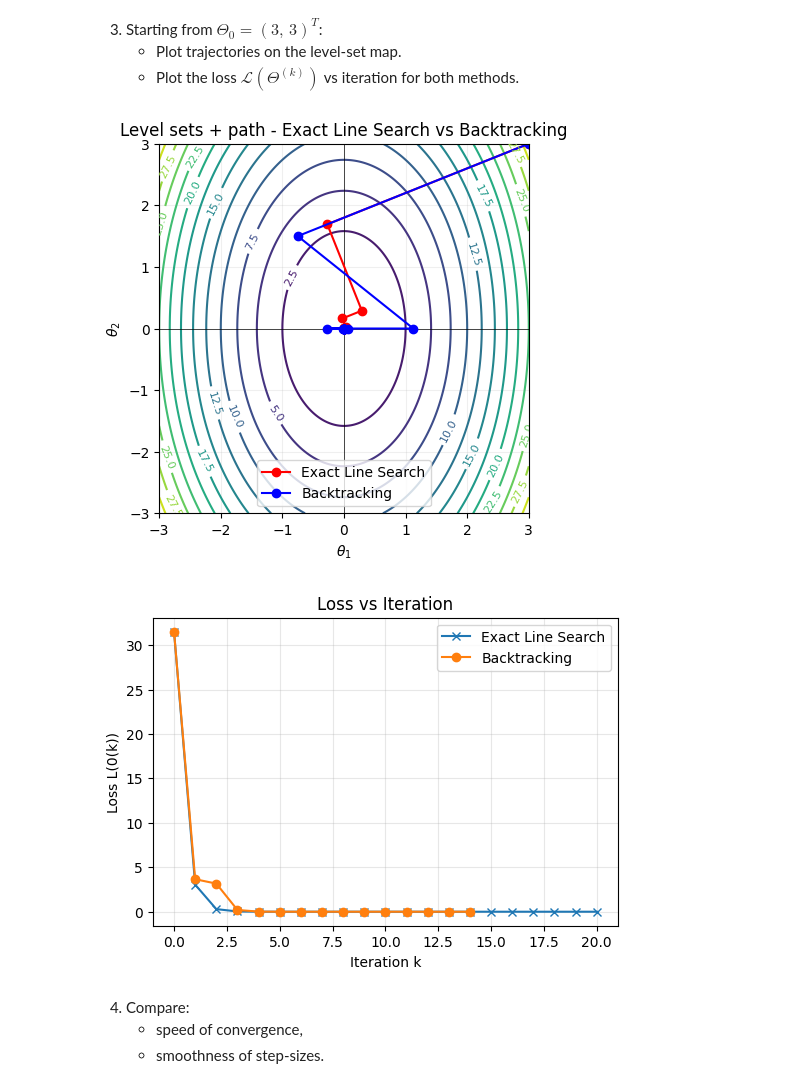
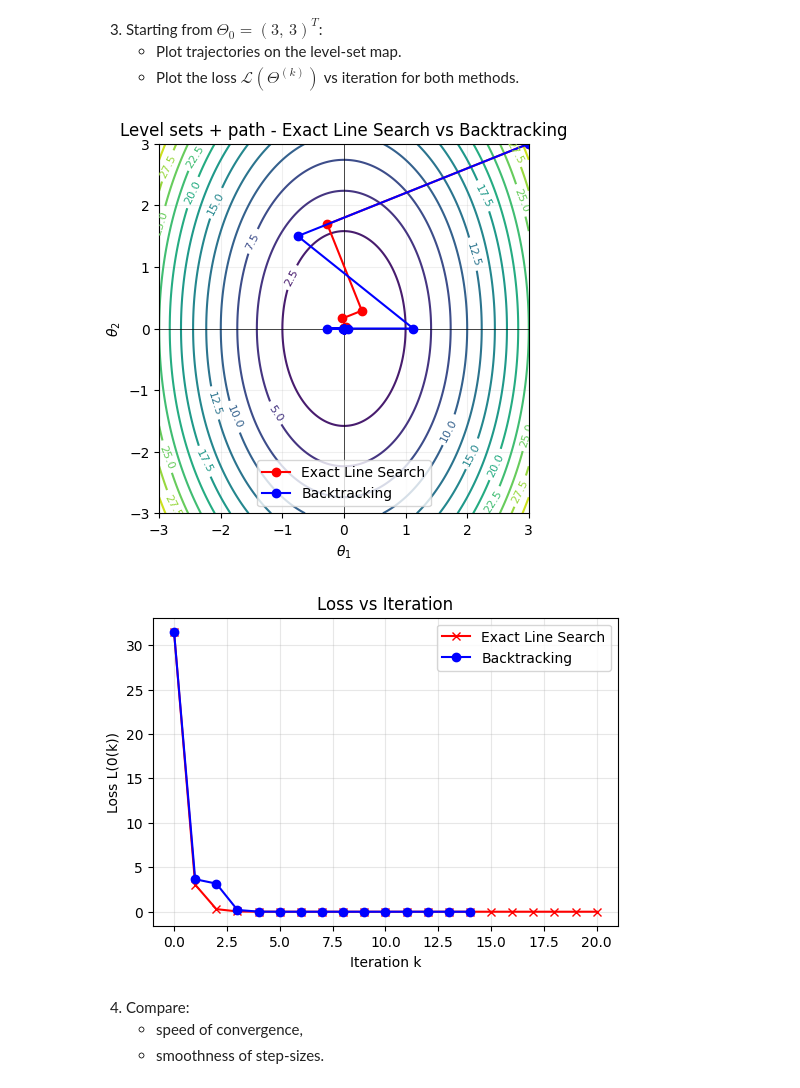
Before and after one commit to annalisapol/smm-course, a Jupyter notebook: homeworks/hw1/hw1.ipynb, the cells around one changed output. Saved outputs shown, nothing was run; the diff lists cells and outputs as text; code cells hidden in the pictures.

```diff
--- a/homeworks/hw1/hw1.ipynb
+++ b/homeworks/hw1/hw1.ipynb
@@ -351,35 +351,33 @@ def GD_backtracking(l, grad_l, theta_0, maxit, tolL, toltheta):
 # %%
 theta0 = np.array([3.0, 3.0])
 
 final_theta_exact, path_exact = GD_exact_line_search(l, grad_l, theta0, maxit=20)
 final_theta_bt, path_bt, iter_bt = GD_backtracking(l, grad_l, theta0, maxit=20, tolL=1e-6, toltheta=1e-6)
 
 quad_levelsets(A, title="Level sets + path - Exact Line Search vs Backtracking")
 plt.plot(path_exact[:, 0], path_exact[:, 1], "o-", color="red", label="Exact Line Search")
 plt.plot(path_bt[:, 0], path_bt[:, 1], "o-", color="blue", label="Backtracking")
 plt.xlim(-3, 3)
 plt.ylim(-3, 3)
 plt.legend()
 plt.show()
 
 loss_exact =[l(theta) for theta in path_exact]
 loss_bt = [l(theta) for theta in path_bt]
 
 plt.figure(figsize = (6,4))
-plt.plot(loss_exact, label = "Exact Line Search", marker = 'x')
-plt.plot(loss_bt, label = "Backtracking", marker = 'o')
+plt.plot(loss_exact, label = "Exact Line Search", marker = 'x',color="red")
+plt.plot(loss_bt, label = "Backtracking", marker = 'o', color="blue")
 
 plt.xlabel("Iteration k")
 plt.ylabel("Loss L(0(k))")
 plt.title("Loss vs Iteration")
 plt.grid(alpha=0.3)
 plt.legend()
 plt.show()
-
-#match colors
 # %% [output]
 [figure]
-[figure, old version]
+[figure, new version]
 # %% [markdown]
 4. Compare:
    - speed of convergence,
```
Also changed, not shown: parts of 1 cell of this notebook, 2 other files.
